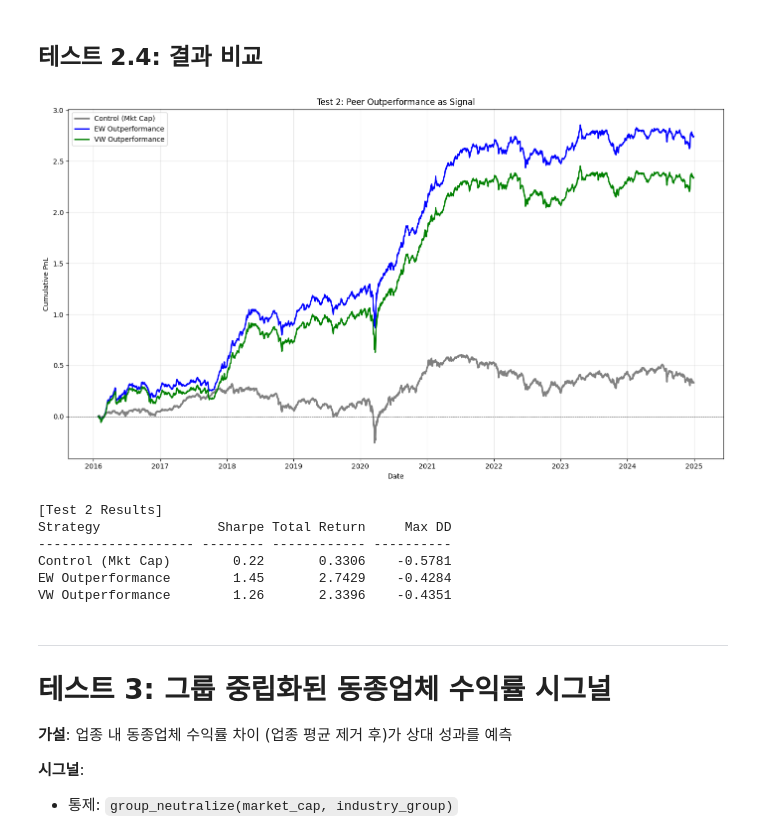
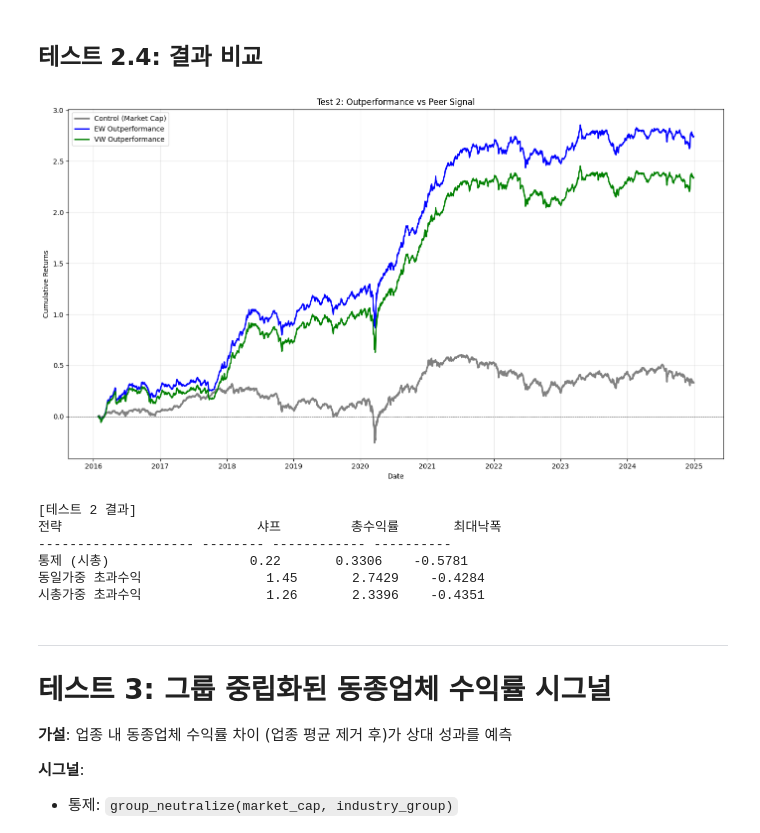
Before and after one commit to jaepil-choi/alpha-excel, a Jupyter notebook: notebooks/strategy-01-industry-peer-returns-revised.ipynb, the cells around one changed output. Drawn from its saved outputs; the diff is of its cells as text; code cells hidden in the pictures.

```diff
--- a/notebooks/strategy-01-industry-peer-returns-revised.ipynb
+++ b/notebooks/strategy-01-industry-peer-returns-revised.ipynb
@@ -240,33 +241,33 @@ Total Return: 2.3396
 # %%
 # 그래프 비교
 plt.figure(figsize=(14, 8))
-plt.plot(test2_control_cum.index, test2_control_cum.values, label='통제 (시총)', linewidth=2.5, color='gray')
-plt.plot(test2_ew_cum.index, test2_ew_cum.values, label='동일가중 초과수익', linewidth=2, color='blue')
-plt.plot(test2_vw_cum.index, test2_vw_cum.values, label='시총가중 초과수익', linewidth=2, color='green')
+plt.plot(test2_control_cum.index, test2_control_cum.values, label='Control (Market Cap)', linewidth=2.5, color='gray')
+plt.plot(test2_ew_cum.index, test2_ew_cum.values, label='EW Outperformance', linewidth=2, color='blue')
+plt.plot(test2_vw_cum.index, test2_vw_cum.values, label='VW Outperformance', linewidth=2, color='green')
 plt.axhline(y=0, color='black', linestyle='--', linewidth=0.5)
-plt.xlabel('날짜')
-plt.ylabel('누적 수익')
-plt.title('테스트 2: 동종업체 대비 초과수익 시그널')
+plt.xlabel('Date')
+plt.ylabel('Cumulative Returns')
+plt.title('Test 2: Outperformance vs Peer Signal')
 plt.legend()
 plt.grid(True, alpha=0.3)
 plt.tight_layout()
 plt.show()
 
 # 통계 출력
 print("\n[테스트 2 결과]")
 print(f"{'전략':<20} {'샤프':>8} {'총수익률':>12} {'최대낙폭':>10}")
 print(f"{'-'*20} {'-'*8} {'-'*12} {'-'*10}")
 print(f"{'통제 (시총)':<20} {test2_control_sharpe:>8.2f} {test2_control_cum.iloc[-1]:>12.4f} {(test2_control_cum - test2_control_cum.cummax()).min():>10.4f}")
 print(f"{'동일가중 초과수익':<20} {test2_ew_sharpe:>8.2f} {test2_ew_cum.iloc[-1]:>12.4f} {(test2_ew_cum - test2_ew_cum.cummax()).min():>10.4f}")
 print(f"{'시총가중 초과수익':<20} {test2_vw_sharpe:>8.2f} {test2_vw_cum.iloc[-1]:>12.4f} {(test2_vw_cum - test2_vw_cum.cummax()).min():>10.4f}")
 # %% [output]
-[figure, old version]
+[figure, new version]
-[Test 2 Results]
-Strategy               Sharpe Total Return     Max DD
+[테스트 2 결과]
+전략                         샤프         총수익률       최대낙폭
 -------------------- -------- ------------ ----------
-Control (Mkt Cap)        0.22       0.3306    -0.5781
-EW Outperformance        1.45       2.7429    -0.4284
-VW Outperformance        1.26       2.3396    -0.4351
+통제 (시총)                  0.22       0.3306    -0.5781
+동일가중 초과수익                1.45       2.7429    -0.4284
+시총가중 초과수익                1.26       2.3396    -0.4351
 # %% [markdown]
 ---
 # 테스트 3: 그룹 중립화된 동종업체 수익률 시그널
```
Also changed, not shown: parts of 16 cells of this notebook, 3 other files.
